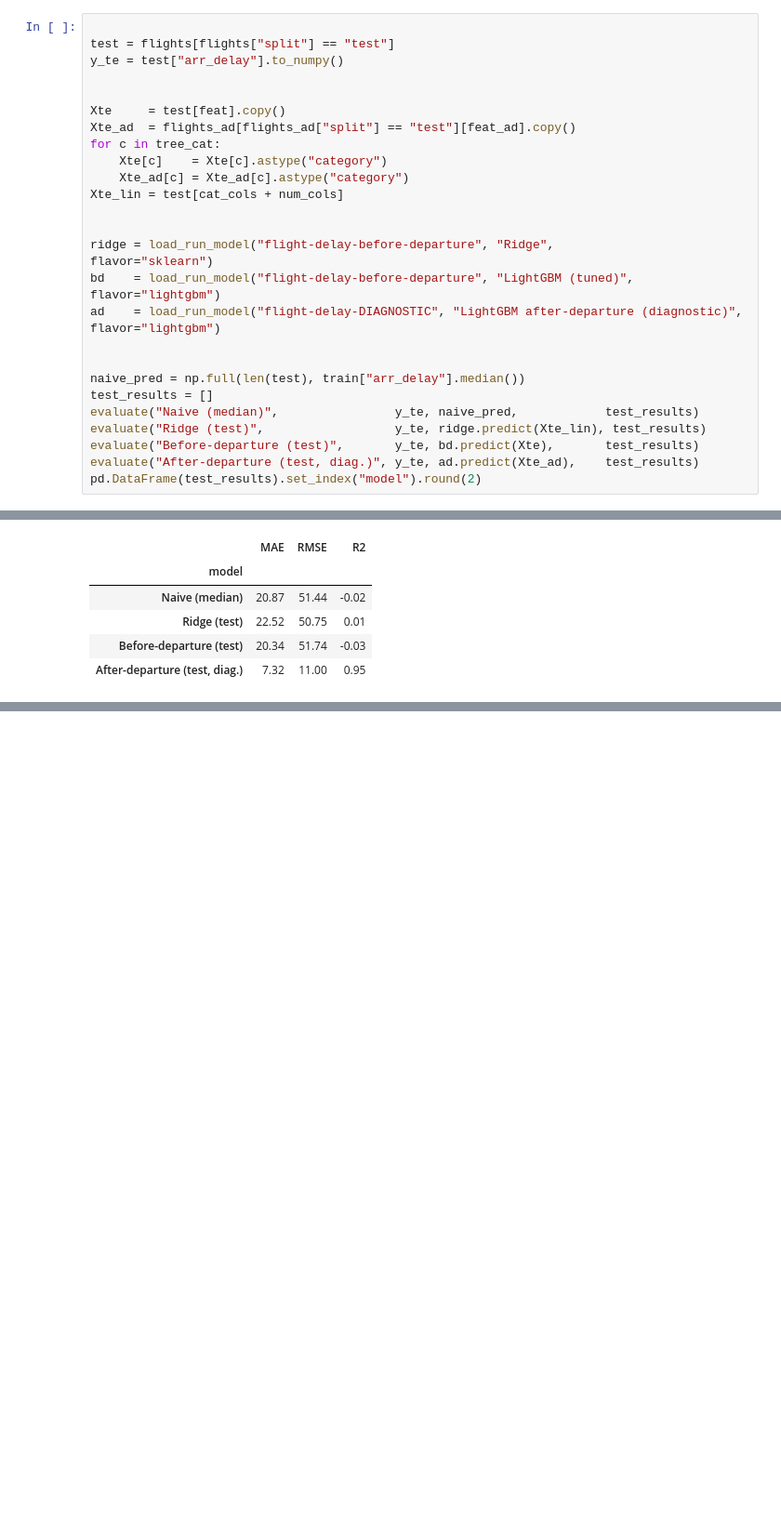
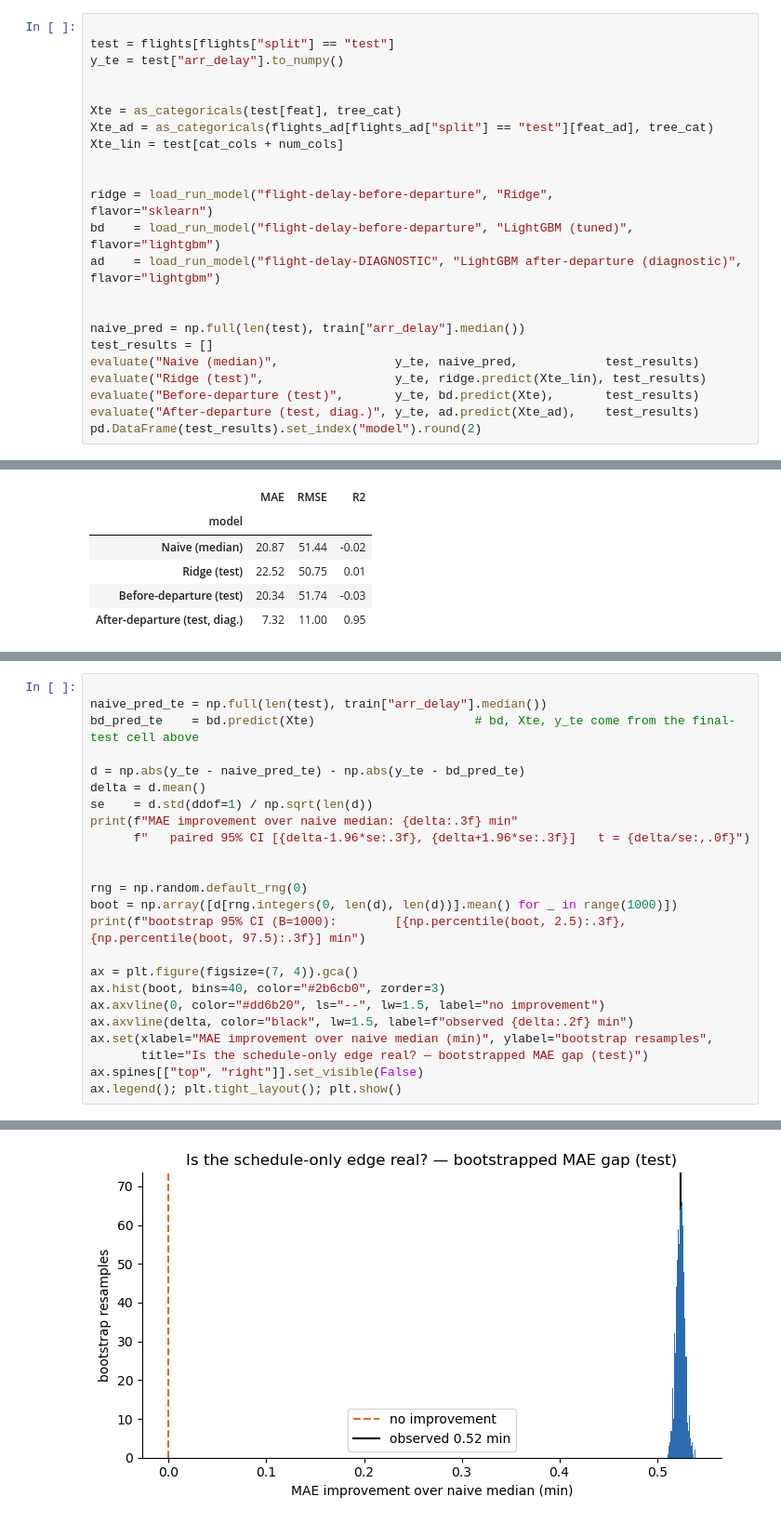
Before and after one commit to AdelinChaushev/Flight-Delay, a Jupyter notebook: notebooks/Modeling.ipynb, the cells around one changed output, grey strips where cells are left out. Shown at 93% size. Drawn from its saved outputs; the diff is of its cells as text; blank space fills up the shorter version.

```diff
--- a/notebooks/Modeling.ipynb
+++ b/notebooks/Modeling.ipynb
@@ -518,11 +509,8 @@ test = flights[flights["split"] == "test"]
 y_te = test["arr_delay"].to_numpy()
 
 
-Xte     = test[feat].copy()
-Xte_ad  = flights_ad[flights_ad["split"] == "test"][feat_ad].copy()
-for c in tree_cat:
-    Xte[c]    = Xte[c].astype("category")
-    Xte_ad[c] = Xte_ad[c].astype("category")
+Xte = as_categoricals(test[feat], tree_cat)
+Xte_ad = as_categoricals(flights_ad[flights_ad["split"] == "test"][feat_ad], tree_cat)
 Xte_lin = test[cat_cols + num_cols]
 
 
@@ -551,0 +548,25 @@ After-departure (test, diag.) MAE   7.32   RMSE  11.00   R2  0.953
+# %%
+
+naive_pred_te = np.full(len(test), train["arr_delay"].median())
+bd_pred_te    = bd.predict(Xte)                      # bd, Xte, y_te come from the final-test cell above
+
+d = np.abs(y_te - naive_pred_te) - np.abs(y_te - bd_pred_te)
+delta = d.mean()
+se    = d.std(ddof=1) / np.sqrt(len(d))
+print(f"MAE improvement over naive median: {delta:.3f} min"
+      f"   paired 95% CI [{delta-1.96*se:.3f}, {delta+1.96*se:.3f}]   t = {delta/se:,.0f}")
+
+
+rng = np.random.default_rng(0)
+boot = np.array([d[rng.integers(0, len(d), len(d))].mean() for _ in range(1000)])
+print(f"bootstrap 95% CI (B=1000):        [{np.percentile(boot, 2.5):.3f}, {np.percentile(boot, 97.5):.3f}] min")
+
+ax = plt.figure(figsize=(7, 4)).gca()
+ax.hist(boot, bins=40, color="#2b6cb0", zorder=3)
+ax.axvline(0, color="#dd6b20", ls="--", lw=1.5, label="no improvement")
+ax.axvline(delta, color="black", lw=1.5, label=f"observed {delta:.2f} min")
+ax.set(xlabel="MAE improvement over naive median (min)", ylabel="bootstrap resamples",
+       title="Is the schedule-only edge real? — bootstrapped MAE gap (test)")
+ax.spines[["top", "right"]].set_visible(False)
+ax.legend(); plt.tight_layout(); plt.show()
+# %% [output]
@@ -551,0 +575 @@ After-departure (test, diag.) MAE   7.32   RMSE  11.00   R2  0.953
+[figure, added]
```
Also changed, not shown: parts of 9 cells of this notebook, 8 other files.
